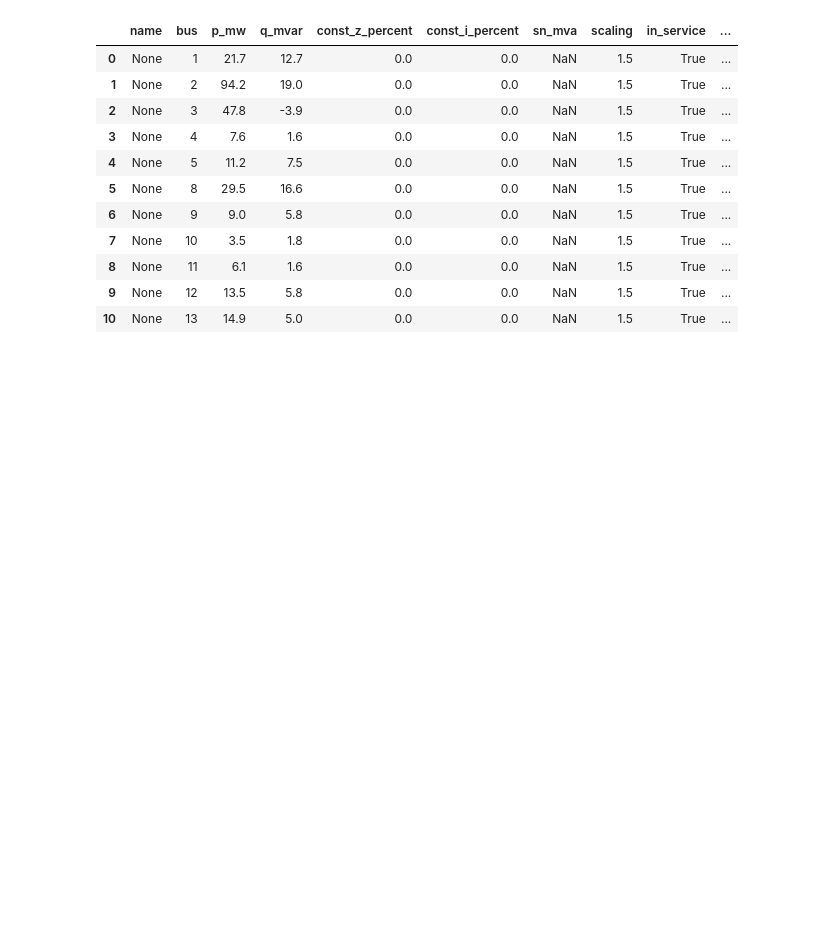
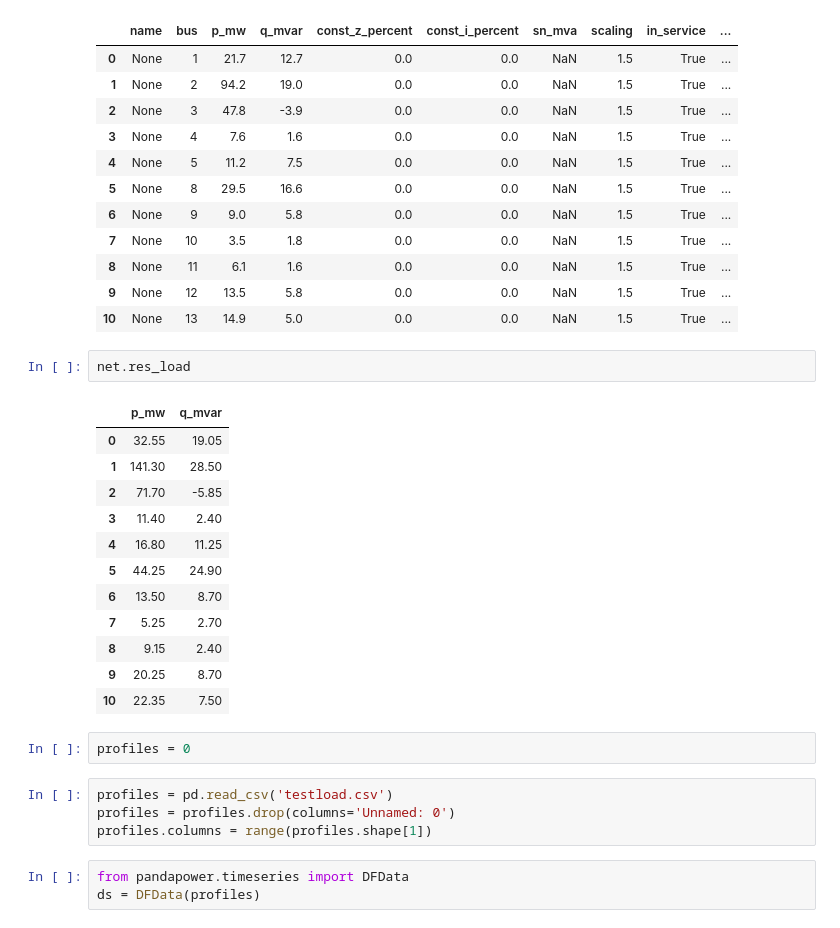
Before and after one commit to kwoong2001/pyomoatoz, a Jupyter notebook: nthPractice/pandapower/case14.ipynb, the cells around one changed output. Saved outputs shown, nothing was run; the diff lists cells and outputs as text; blank space fills up the shorter version.

```diff
--- a/nthPractice/pandapower/case14.ipynb
+++ b/nthPractice/pandapower/case14.ipynb
@@ -245,3 +226,27 @@ net.load
 | 8 | None | 11 | 6.1 | 1.6 | 0.0 | 0.0 | NaN | 1.5 | True | ... |
 | 9 | None | 12 | 13.5 | 5.8 | 0.0 | 0.0 | NaN | 1.5 | True | ... |
 | 10 | None | 13 | 14.9 | 5.0 | 0.0 | 0.0 | NaN | 1.5 | True | ... |
+# %%
+net.res_load
+# %% [output]
+|  | p_mw | q_mvar |
+| 0 | 32.55 | 19.05 |
+| 1 | 141.30 | 28.50 |
+| 2 | 71.70 | -5.85 |
+| 3 | 11.40 | 2.40 |
+| 4 | 16.80 | 11.25 |
+| 5 | 44.25 | 24.90 |
+| 6 | 13.50 | 8.70 |
+| 7 | 5.25 | 2.70 |
+| 8 | 9.15 | 2.40 |
+| 9 | 20.25 | 8.70 |
+| 10 | 22.35 | 7.50 |
+# %%
+profiles = 0
+# %%
+profiles = pd.read_csv('testload.csv')
+profiles = profiles.drop(columns='Unnamed: 0')
+profiles.columns = range(profiles.shape[1])
+# %%
+from pandapower.timeseries import DFData
+ds = DFData(profiles)
```
Also changed, not shown: parts of 15 cells of this notebook, 4 other files.
